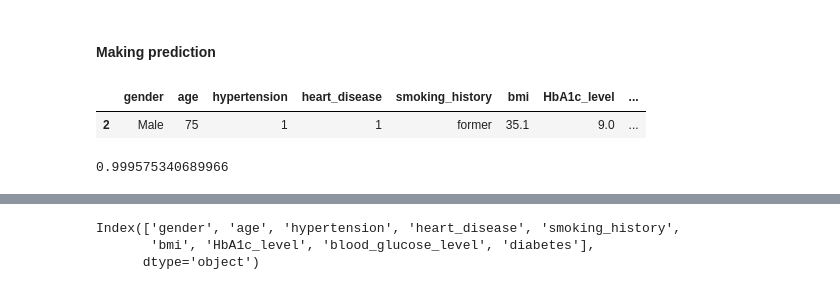
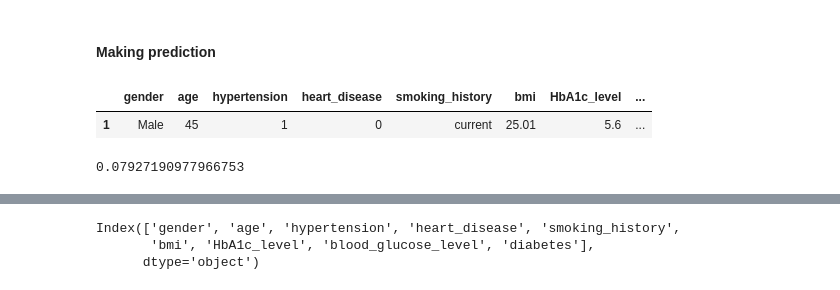
Before and after one commit to fernandanlisboa/diabetes_av_int_comp, a Jupyter notebook: prediction_report.ipynb, the cells around one changed output, grey strips where cells are left out. Saved outputs shown, nothing was run; the diff lists cells and outputs as text; code cells hidden in the pictures.

```diff
--- a/prediction_report.ipynb
+++ b/prediction_report.ipynb
@@ -54,17 +52,17 @@ Pipeline(steps=[('preprocessor',
 # %%
 minimize_diabetes_risk_tips = []
 
 # selecting user to make the prediction and generate report
-user_index = 2
+user_index = 1
 # Dados do usuário
 user_data = inputs_data.copy(deep=True)
 
 user_data = user_data.iloc[[user_index]]
 
 user_data
 # %% [output]
 |  | gender | age | hypertension | heart_disease | smoking_history | bmi | HbA1c_level | ... |
-| 2 | Male | 75 | 1 | 1 | former | 35.1 | 9.0 | ... |
+| 1 | Male | 45 | 1 | 0 | current | 25.01 | 5.6 | ... |
 # %%
 prediction = loaded_clf.predict_proba(user_data)[:, 1]
 
@@ -72,7 +70,7 @@ prediction = prediction[0]
 
 prediction
 # %% [output]
-0.999575340689966
+0.07927190977966753
 # %%
 print(f'{prediction:.2%}')
 # %% [output]
```
Also changed, not shown: parts of 8 cells of this notebook, 8 other files.
